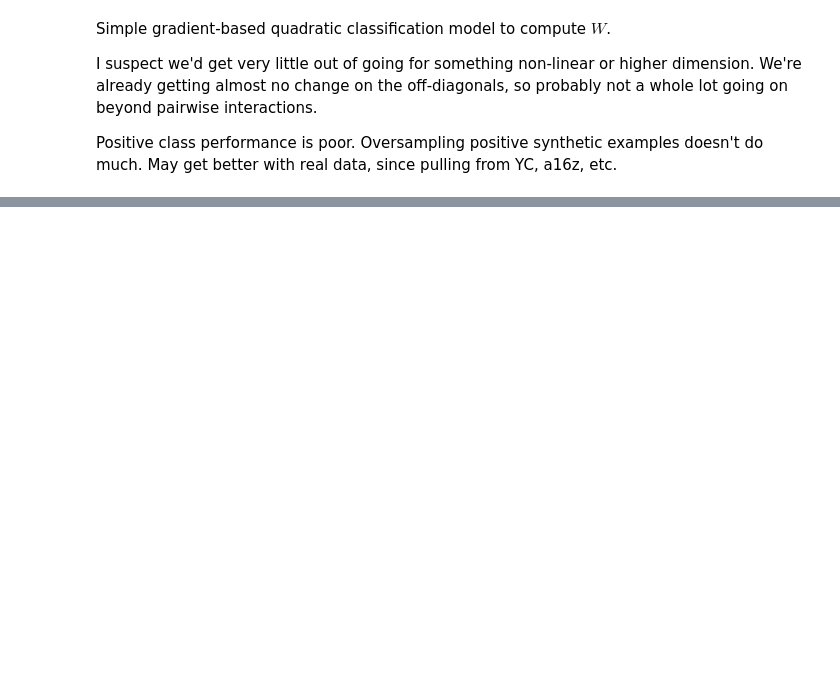
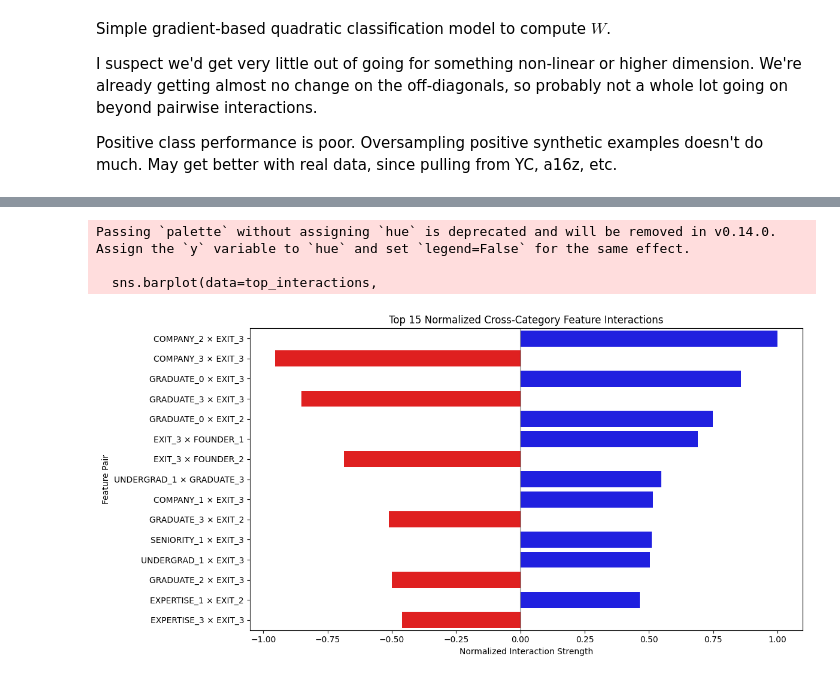
Before and after one commit to vireshpati/founder-rank, a Jupyter notebook: notebooks/model.ipynb, the cells around one changed output, grey strips where cells are left out. Drawn from its saved outputs; the diff is of its cells as text; code cells hidden in the pictures; blank space fills up the shorter version.

```diff
--- a/notebooks/model.ipynb
+++ b/notebooks/model.ipynb
@@ -291,0 +361,55 @@ weighted avg       0.82      0.82      0.82      2000
+# %%
+# Get feature category mappings
+from src.config import cfg
+MATRIX = cfg.MATRIX
+category_map = {}
+start_idx = 0
+for cat in MATRIX:
+    dim = MATRIX[cat]['DIMENSION']
+    end_idx = start_idx + dim
+    for i in range(start_idx, end_idx):
+        category_map[feature_names[i]] = cat
+    start_idx = end_idx
+
+# Get the upper triangle of the matrix (excluding diagonal)
+upper_triangle = np.triu(W_final, k=1)
+
+# Get pairs of features and their interaction strengths (only different categories)
+pairs = []
+for i in range(len(upper_triangle)):
+    for j in range(i+1, len(upper_triangle)):
+        cat1 = category_map[feature_names[i]]
+        cat2 = category_map[feature_names[j]]
+        if cat1 != cat2:  # Only include pairs from different categories
+            pairs.append((feature_names[i], feature_names[j], upper_triangle[i,j]))
+
+# Convert to DataFrame and sort by absolute interaction strength
+
+interactions_df = pd.DataFrame(pairs, columns=['Feature 1', 'Feature 2', 'Interaction Strength'])
+# Normalize interaction strengths
+max_abs_interaction = np.max(np.abs(interactions_df['Interaction Strength']))
+interactions_df['Interaction Strength'] = interactions_df['Interaction Strength'] / max_abs_interaction
+interactions_df['Abs_Strength'] = np.abs(interactions_df['Interaction Strength'])
+interactions_df = interactions_df.sort_values('Abs_Strength', ascending=False)
+
+plt.figure(figsize=(12, 6))
+top_n = 15
+top_interactions = interactions_df.head(top_n)
+
+colors = ['red' if x < 0 else 'blue' for x in top_interactions['Interaction Strength']]
+sns.barplot(data=top_interactions,
+            y=top_interactions.apply(lambda x: f"{x['Feature 1']} × {x['Feature 2']}", axis=1),
+            x='Interaction Strength',
+            palette=colors)
+
+plt.title(f'Top {top_n} Normalized Cross-Category Feature Interactions')
+plt.xlabel('Normalized Interaction Strength')
+plt.ylabel('Feature Pair')
+plt.axvline(x=0, color='black', linestyle='-', alpha=0.3)
+plt.tight_layout()
+plt.show()
+# %% [output]
+Passing `palette` without assigning `hue` is deprecated and will be removed in v0.14.0. Assign the `y` variable to `hue` and set `legend=False` for the same effect.
+
+  sns.barplot(data=top_interactions,
+[figure, added]
```
Also changed, not shown: parts of 17 cells of this notebook, 8 other files.
